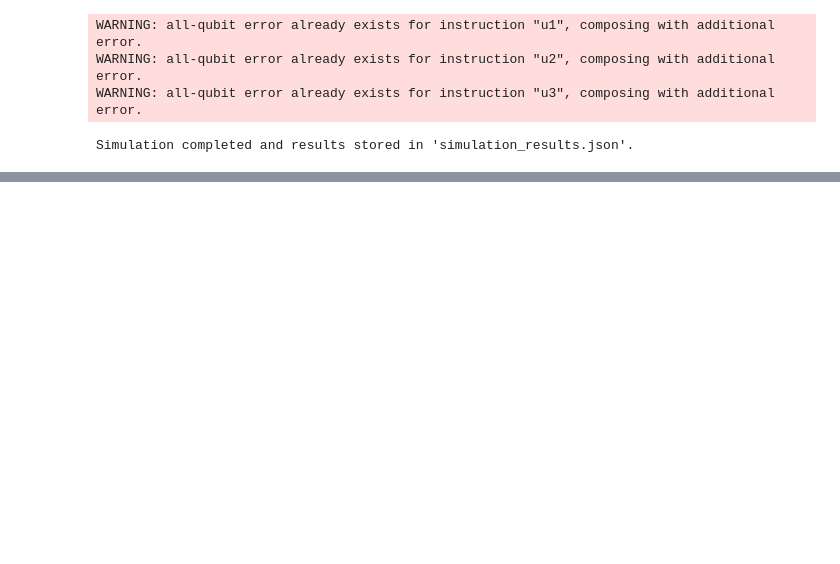
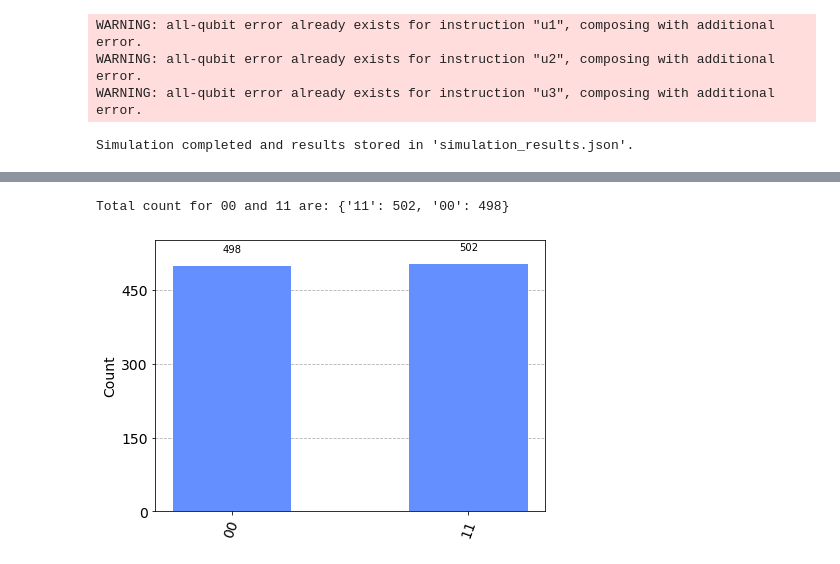
Before and after one commit to hoang-nguyen13/Patent-Pending, a Jupyter notebook: error_correction.ipynb, the cells around one changed output, grey strips where cells are left out. Cells and saved outputs as stored; diff of their text form; code cells hidden in the pictures; blank space fills up the shorter version.

```diff
--- a/error_correction.ipynb
+++ b/error_correction.ipynb
@@ -57,0 +90,42 @@ Simulation completed and results stored in 'simulation_results.json'.
+# %%
+from qiskit import QuantumCircuit, transpile
+from qiskit_aer import AerSimulator
+from qiskit.visualization import plot_histogram
+
+# Use Aer's AerSimulator
+simulator = AerSimulator()
+
+# Create a Quantum Circuit acting on the q register
+circuit = QuantumCircuit(2, 2)
+
+# Add a H gate on qubit 0
+circuit.h(0)
+
+# Add a CX (CNOT) gate on control qubit 0 and target qubit 1
+circuit.cx(0, 1)
+
+# Map the quantum measurement to the classical bits
+circuit.measure([0, 1], [0, 1])
+
+# Compile the circuit for the support instruction set (basis_gates)
+# and topology (coupling_map) of the backend
+compiled_circuit = transpile(circuit, simulator)
+
+# Execute the circuit on the aer simulator
+job = simulator.run(compiled_circuit, shots=1000)
+
+# Grab results from the job
+result = job.result()
+
+# Returns counts
+counts = result.get_counts(compiled_circuit)
+print("\nTotal count for 00 and 11 are:", counts)
+
+# Draw the circuit
+circuit.draw("mpl")
+
+# Plot a histogram
+plot_histogram(counts)
+# %% [output]
+Total count for 00 and 11 are: {'11': 502, '00': 498}
+[figure, added]
```
Also changed, not shown: parts of 3 cells of this notebook, 3 other files.
